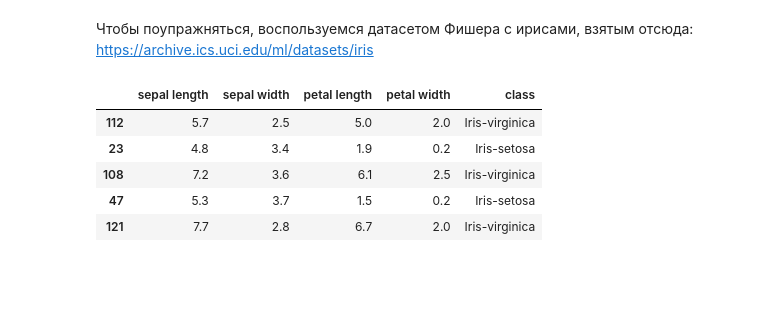
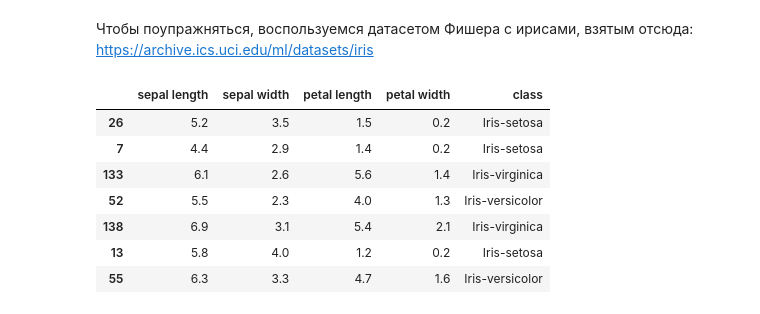
Before and after one commit to yuriy5139/MachineLearning, a Jupyter notebook: Decision Trees.ipynb, the cells around one changed output. Saved outputs shown, nothing was run; the diff lists cells and outputs as text; code cells hidden in the pictures; blank space fills up the shorter version.

```diff
--- a/Decision Trees.ipynb
+++ b/Decision Trees.ipynb
@@ -7,12 +7,14 @@ https://archive.ics.uci.edu/ml/datasets/iris
 # %%
 import pandas as pd
 df_iris = pd.read_csv("iris.data")
 df_iris.columns = ["sepal length", "sepal width", "petal length", "petal width", "class"]
-df_iris.sample(5)
+df_iris.sample(7)
 # %% [output]
 |  | sepal length | sepal width | petal length | petal width | class |
-| 112 | 5.7 | 2.5 | 5.0 | 2.0 | Iris-virginica |
-| 23 | 4.8 | 3.4 | 1.9 | 0.2 | Iris-setosa |
-| 108 | 7.2 | 3.6 | 6.1 | 2.5 | Iris-virginica |
-| 47 | 5.3 | 3.7 | 1.5 | 0.2 | Iris-setosa |
-| 121 | 7.7 | 2.8 | 6.7 | 2.0 | Iris-virginica |
+| 26 | 5.2 | 3.5 | 1.5 | 0.2 | Iris-setosa |
+| 7 | 4.4 | 2.9 | 1.4 | 0.2 | Iris-setosa |
+| 133 | 6.1 | 2.6 | 5.6 | 1.4 | Iris-virginica |
+| 52 | 5.5 | 2.3 | 4.0 | 1.3 | Iris-versicolor |
+| 138 | 6.9 | 3.1 | 5.4 | 2.1 | Iris-virginica |
+| 13 | 5.8 | 4.0 | 1.2 | 0.2 | Iris-setosa |
+| 55 | 6.3 | 3.3 | 4.7 | 1.6 | Iris-versicolor |
```
Also changed, not shown: parts of 19 cells of this notebook.
